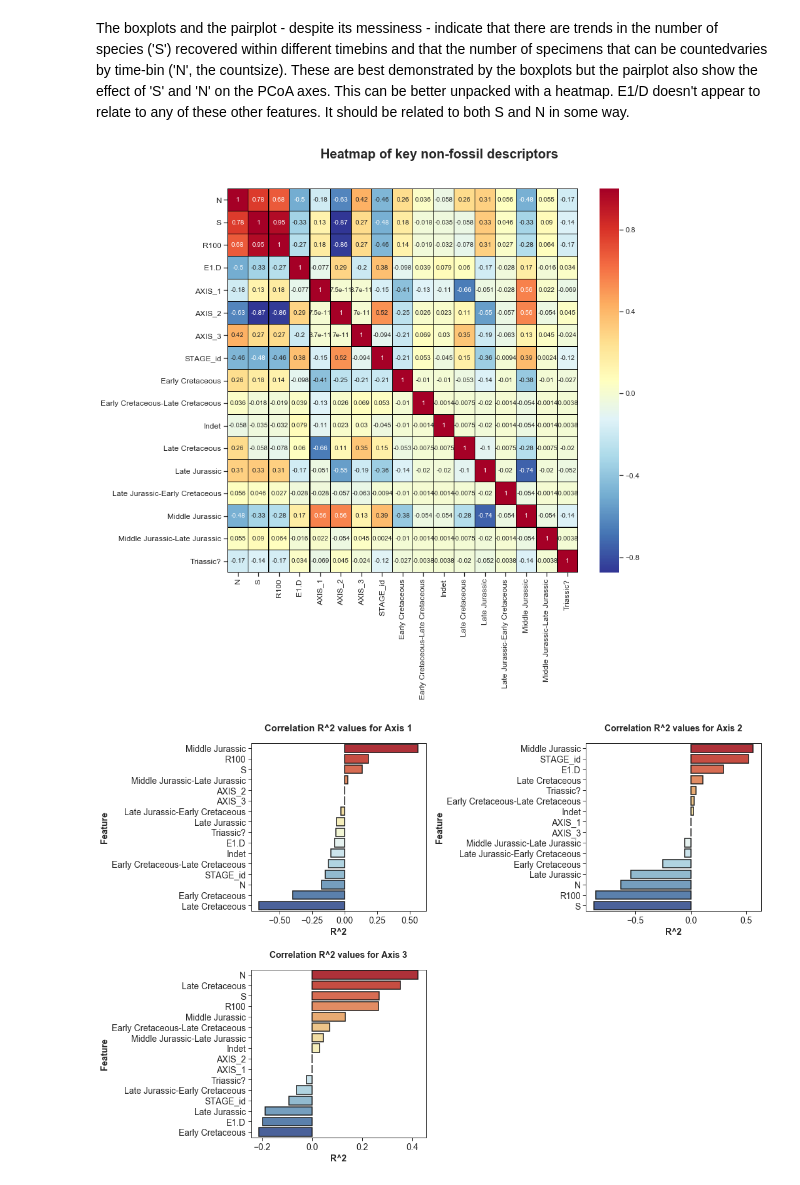
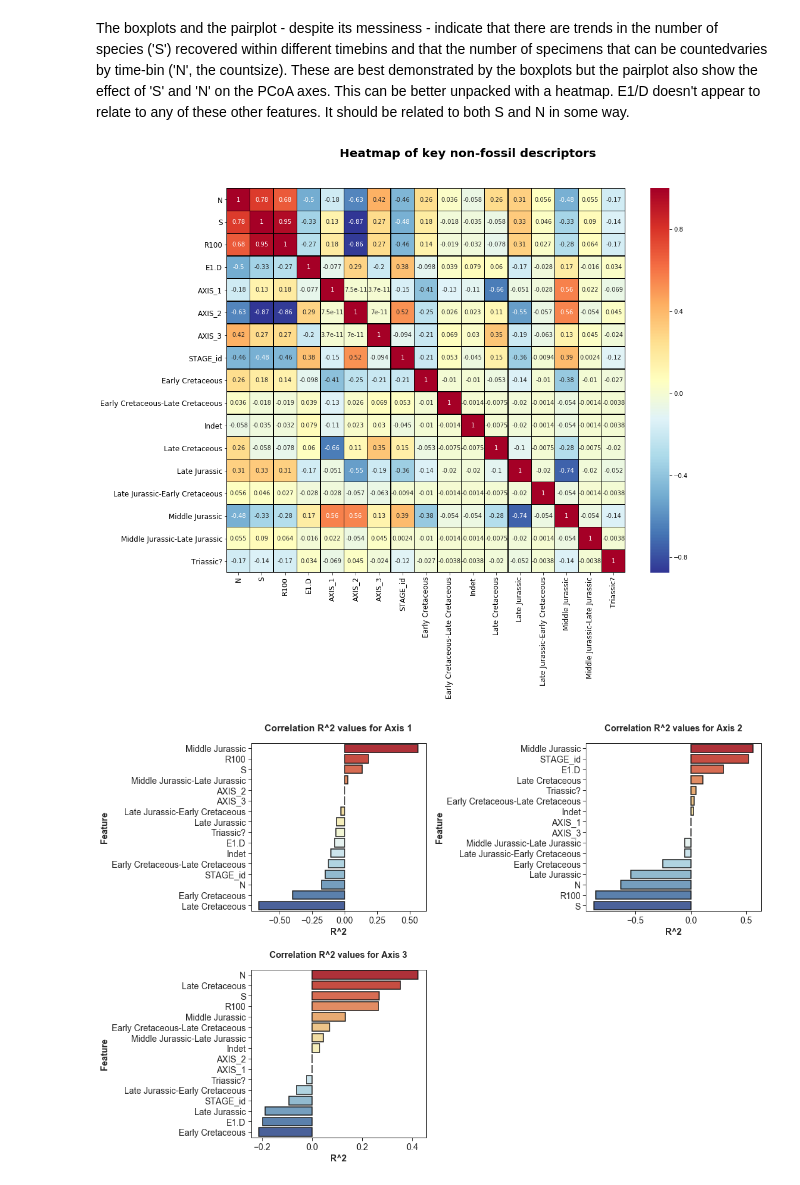
Before and after one commit to b3py0/Capstone-projects, a Jupyter notebook: Volve_final_capstone.ipynb, the cells around one changed output. Drawn from its saved outputs; the diff is of its cells as text; code cells hidden in the pictures.

```diff
--- a/Volve_final_capstone.ipynb
+++ b/Volve_final_capstone.ipynb
@@ -1431,35 +1431,35 @@ The boxplots and the pairplot - despite its messiness - indicate that there are
 # %%
 ##Heatmap of key non-fossil features including PCoA
 
 info_cut = info.drop(['AGE',
                       'AGE_id',
                       'STAGE',
                       'FORMATION',
                       'BASE',
                       'TYPE',
                       'ANALYST',
                       'SITE',
                       'LABEL',
                       'St.dev'], axis=1) #cut features that are hierarchially related to others (e.g. time) or just redundant.
 
 info_cut_dum = pd.get_dummies(info['AGE'])
 info_cut_hm = pd.concat([info_cut, info_cut_dum], axis=1)
 
 ## construct cmap to match diagrams above:
 #from matplotlib.colors import ListedColormap
 #cmap = ListedColormap(sns.color_palette('YlOrBr_r', 256)) #actually redundant with YlOrBr or RdYlBu!
 
-plt.subplots(figsize=(12,10))
+plt.subplots(figsize=(15,11))
 ax=plt.subplot(111)
 sns.heatmap(info_cut_hm.corr(), annot=True, cmap='RdYlBu_r', linewidth=0.25,linecolor='black') #-r reverse palette
 plt.tick_params(labelsize=12)
 plt.suptitle('Heatmap of key non-fossil descriptors', weight='bold', fontsize=20, y=1.025)
 plt.subplots_adjust(top=0.94)
 
 plt.show()
-#plt.savefig('Heatmap_features_volve.png',dpi=400,bbox_inches='tight')
+# plt.savefig('Heatmap_features_volve_final.png',dpi=400,bbox_inches='tight')
 # %% [output]
-[figure, old version]
+[figure, new version]
 # %%
 '''
 It looks like the different eigenvectors are sensitive to different aspects of the data (also indicated by the pairplot).
```
Also changed, not shown: parts of 19 cells of this notebook.
